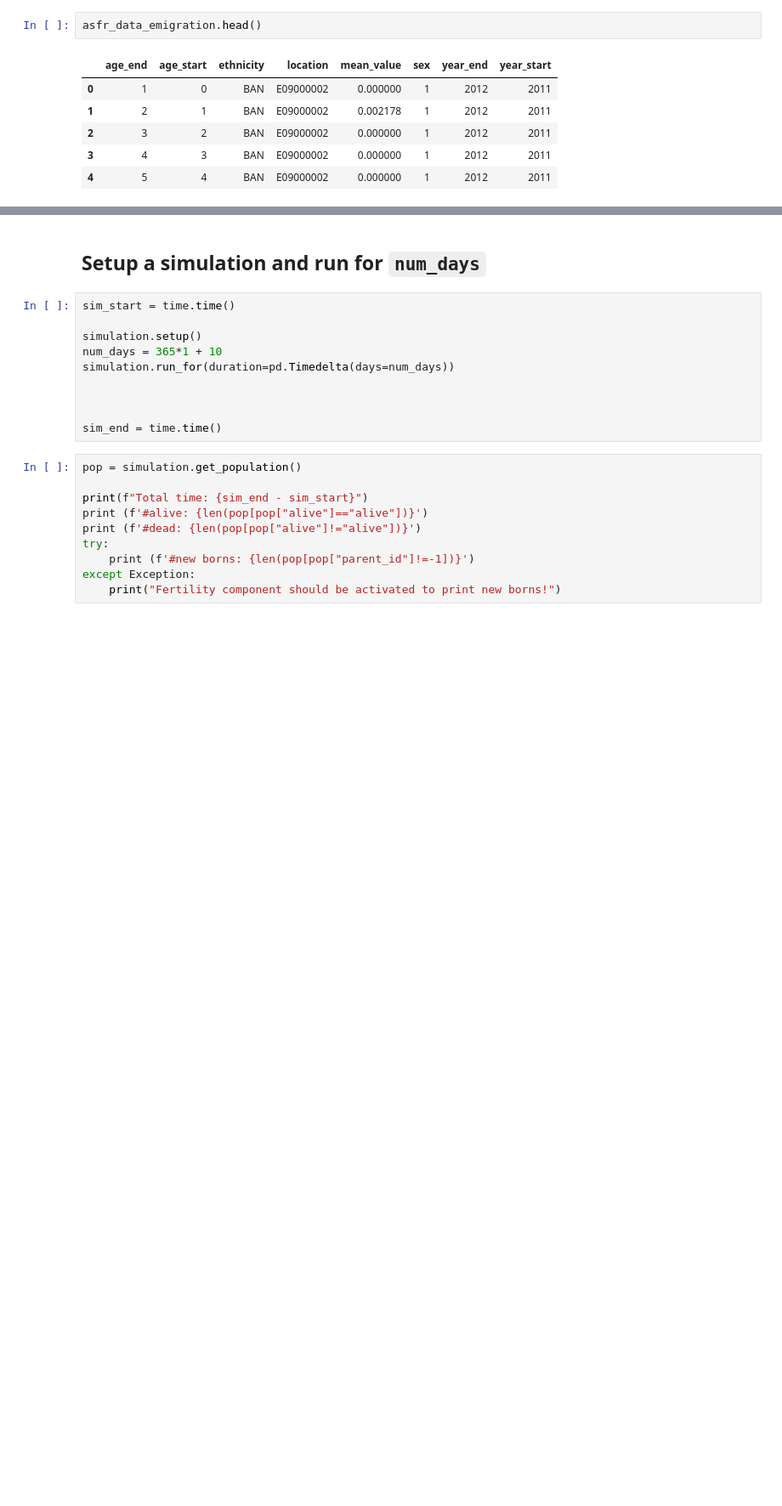
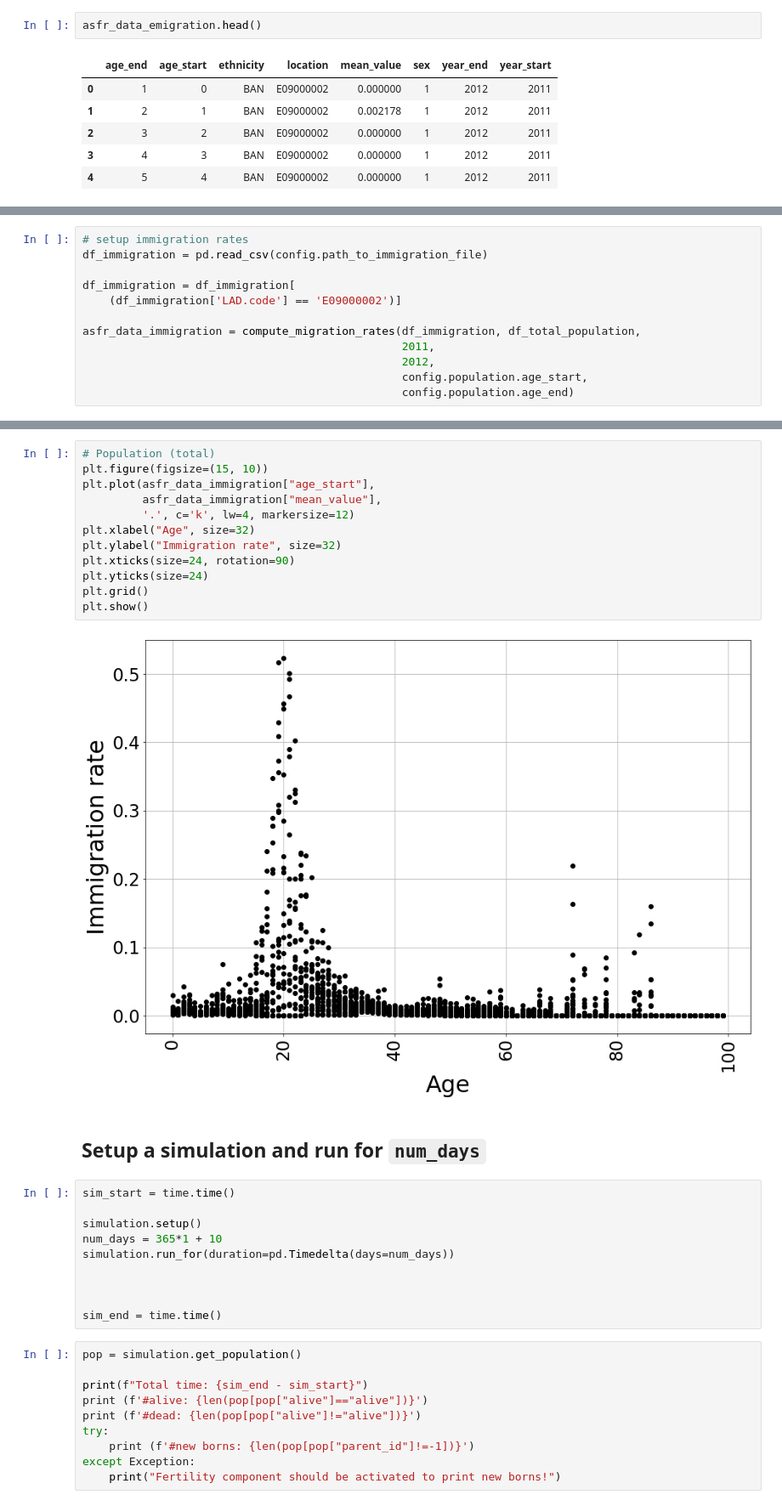
Before and after one commit to ihmeuw/vivarium_public_health, a Jupyter notebook: notebooks/pipeline_004_mortality_fertility_migration.ipynb, the cells around one changed output, grey strips where cells are left out. Shown: that part at 85% size. Saved outputs shown, nothing was run; the diff lists cells and outputs as text; blank space fills up the shorter version.

```diff
--- a/notebooks/pipeline_004_mortality_fertility_migration.ipynb
+++ b/notebooks/pipeline_004_mortality_fertility_migration.ipynb
@@ -242,0 +244,12 @@ plt.show()
+# %%
+# setup immigration rates
+df_immigration = pd.read_csv(config.path_to_immigration_file)
+
+df_immigration = df_immigration[
+    (df_immigration['LAD.code'] == 'E09000002')]
+
+asfr_data_immigration = compute_migration_rates(df_immigration, df_total_population,
+                                                2011,
+                                                2012,
+                                                config.population.age_start,
+                                                config.population.age_end)
@@ -243,3 +291,17 @@ plt.show()
+# %%
+# Population (total)
+plt.figure(figsize=(15, 10))
+plt.plot(asfr_data_immigration["age_start"],
+         asfr_data_immigration["mean_value"],
+         '.', c='k', lw=4, markersize=12)
+plt.xlabel("Age", size=32)
+plt.ylabel("Immigration rate", size=32)
+plt.xticks(size=24, rotation=90)
+plt.yticks(size=24)
+plt.grid()
+plt.show()
+# %% [output]
+[figure, added]
 # %% [markdown]
 ## Setup a simulation and run for `num_days`
 # %%
```
Also changed, not shown: parts of 10 cells of this notebook, 1 other file.
